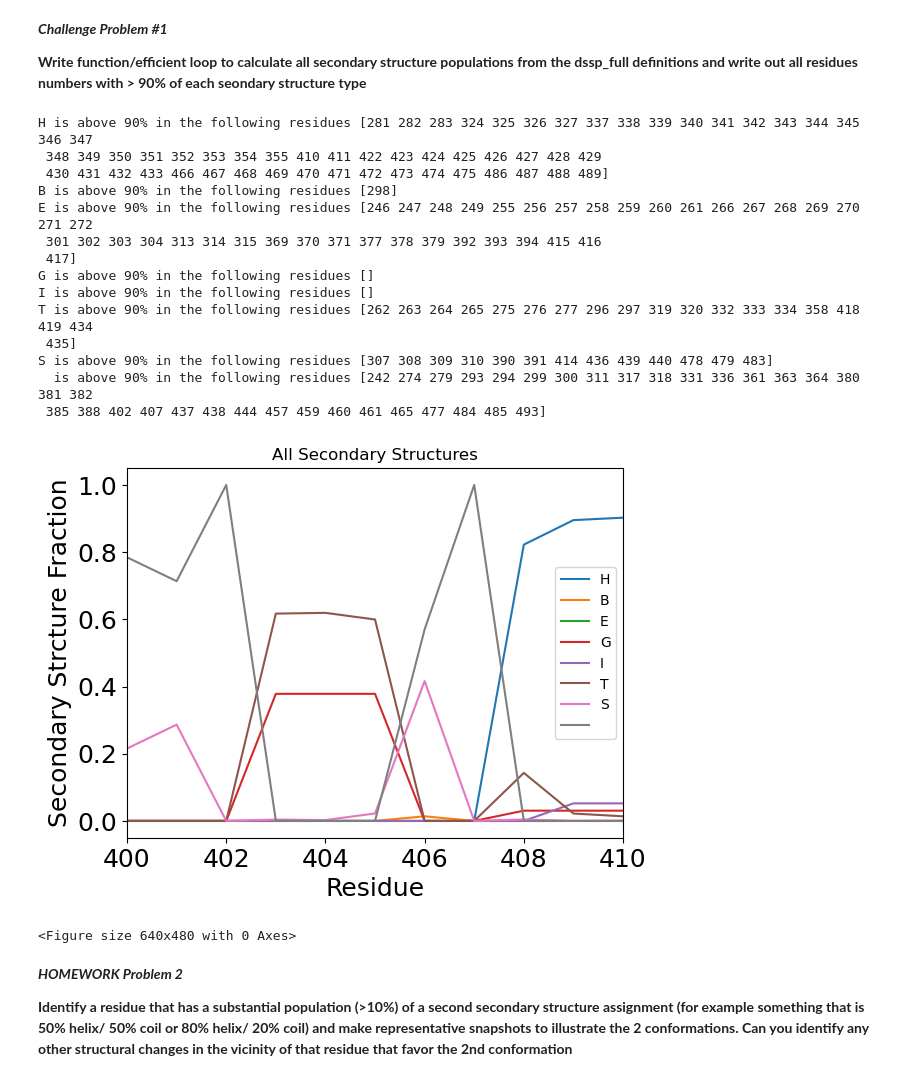
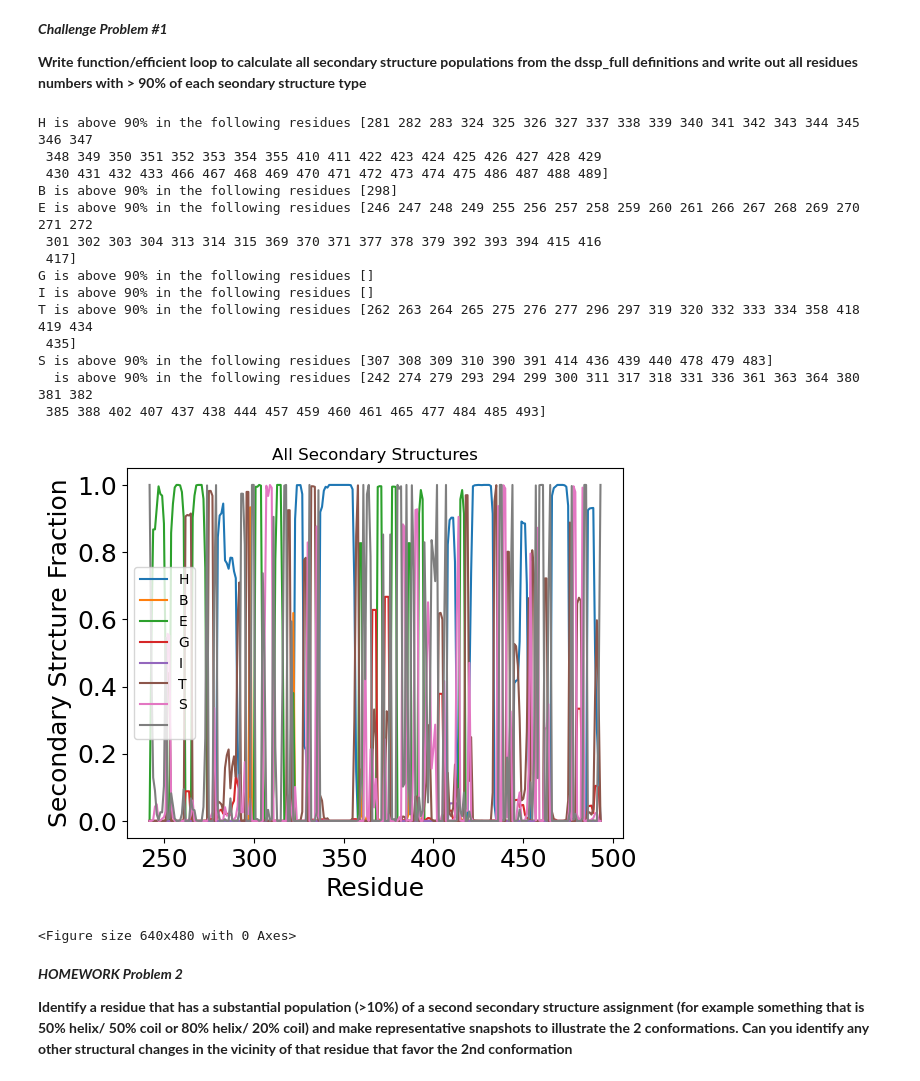
Before and after one commit to jack-mcmahon/CHEM101.6, a Jupyter notebook: Exercise2/CHEM101.6_S24_Project2_jack_mcmahon.ipynb, the cells around one changed output. Saved outputs shown, nothing was run; the diff lists cells and outputs as text; code cells hidden in the pictures.

```diff
--- a/Exercise2/CHEM101.6_S24_Project2_jack_mcmahon.ipynb
+++ b/Exercise2/CHEM101.6_S24_Project2_jack_mcmahon.ipynb
@@ -278,35 +278,34 @@ def dssp_convert(dssp, name):
 
 full_definitions = ['H', 'B', 'E', 'G', 'I', 'T', 'S', ' ']
 for full_def in full_definitions:
   prop = dssp_convert(dssp_full, full_def)
   plt.plot(residue_num,prop,label=full_def)
   above_90 = np.asarray(residue_num)[np.where(prop>0.9)]
   print(full_def, "is above 90% in the following residues", above_90)
 
 plt.title("All Secondary Structures")
 plt.legend()
 plt.xlabel('Residue', size=18)
 plt.ylabel('Secondary Strcture Fraction', size=18)
 plt.tick_params(labelsize=18)
-plt.xlim(400,410)
 plt.show()
 plt.clf()
 # %% [output]
 H is above 90% in the following residues [281 282 283 324 325 326 327 337 338 339 340 341 342 343 344 345 346 347
  348 349 350 351 352 353 354 355 410 411 422 423 424 425 426 427 428 429
  430 431 432 433 466 467 468 469 470 471 472 473 474 475 486 487 488 489]
 B is above 90% in the following residues [298]
 E is above 90% in the following residues [246 247 248 249 255 256 257 258 259 260 261 266 267 268 269 270 271 272
  301 302 303 304 313 314 315 369 370 371 377 378 379 392 393 394 415 416
  417]
 G is above 90% in the following residues []
 I is above 90% in the following residues []
 T is above 90% in the following residues [262 263 264 265 275 276 277 296 297 319 320 332 333 334 358 418 419 434
  435]
 S is above 90% in the following residues [307 308 309 310 390 391 414 436 439 440 478 479 483]
   is above 90% in the following residues [242 274 279 293 294 299 300 311 317 318 331 336 361 363 364 380 381 382
  385 388 402 407 437 438 444 457 459 460 461 465 477 484 485 493]
-[figure, old version]
+[figure, new version]
 <Figure size 640x480 with 0 Axes>
 # %% [markdown]
 ***HOMEWORK Problem 2***
```
Also changed, not shown: parts of 11 cells of this notebook, 6 other files.
